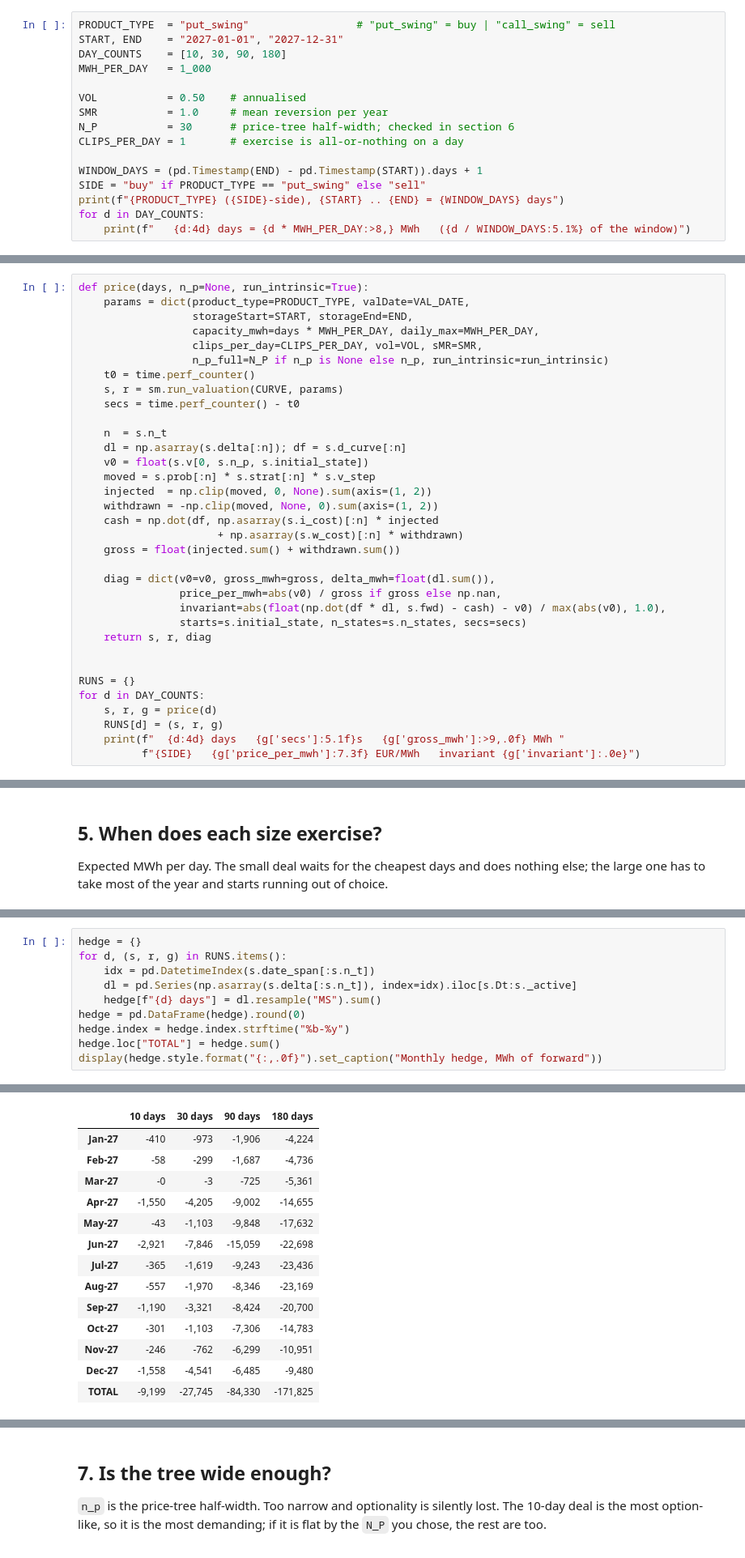
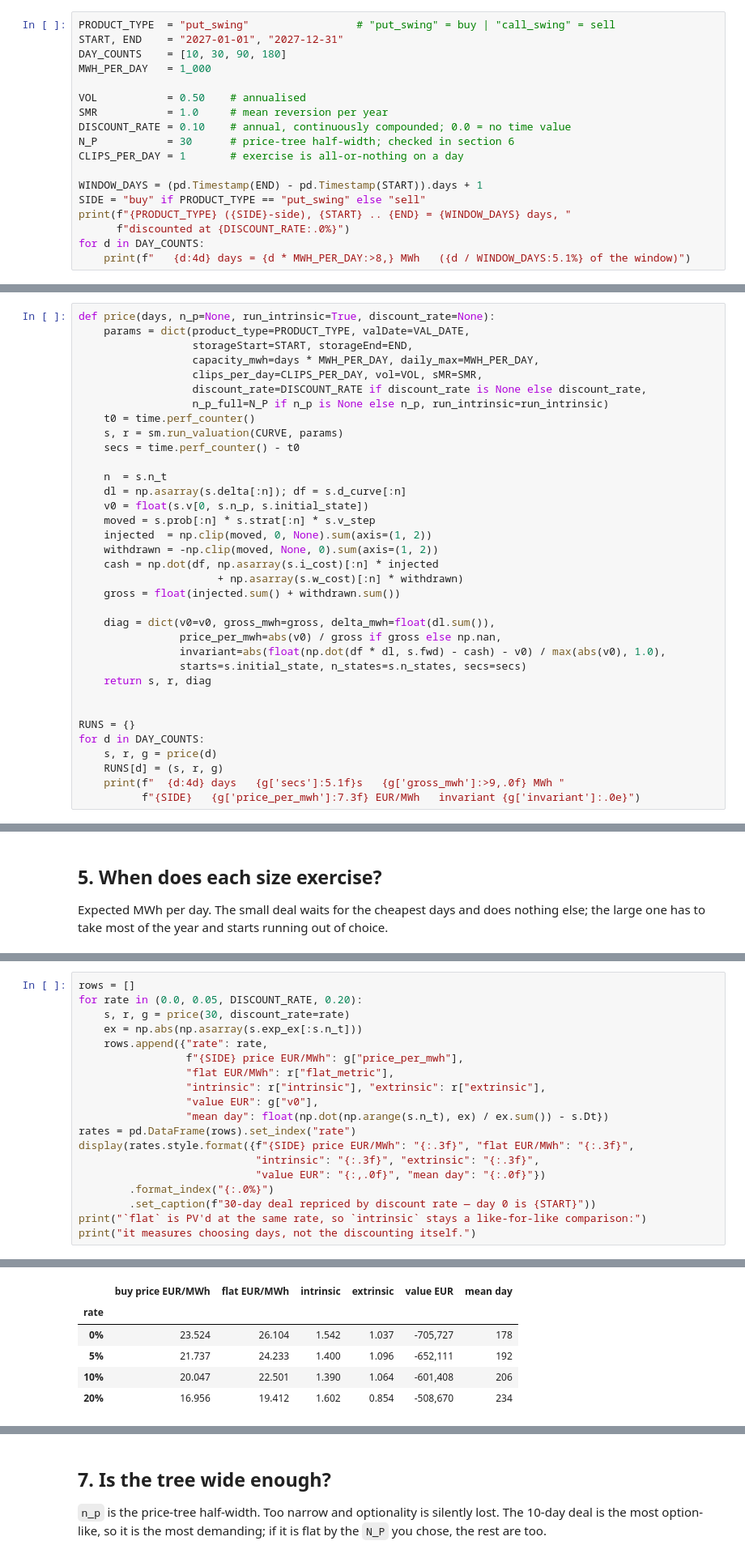
Before and after one commit to dmitry-goryunov/Storage, a Jupyter notebook: Products.ipynb, the cells around one changed output, grey strips where cells are left out. Shown at 81% size. Drawn from its saved outputs; the diff is of its cells as text.

```diff
--- a/Products.ipynb
+++ b/Products.ipynb
@@ -74,12 +80,14 @@ MWH_PER_DAY   = 1_000
 
 VOL           = 0.50    # annualised
 SMR           = 1.0     # mean reversion per year
+DISCOUNT_RATE = 0.10    # annual, continuously compounded; 0.0 = no time value
 N_P           = 30      # price-tree half-width; checked in section 6
 CLIPS_PER_DAY = 1       # exercise is all-or-nothing on a day
 
 WINDOW_DAYS = (pd.Timestamp(END) - pd.Timestamp(START)).days + 1
 SIDE = "buy" if PRODUCT_TYPE == "put_swing" else "sell"
-print(f"{PRODUCT_TYPE} ({SIDE}-side), {START} .. {END} = {WINDOW_DAYS} days")
+print(f"{PRODUCT_TYPE} ({SIDE}-side), {START} .. {END} = {WINDOW_DAYS} days, "
+      f"discounted at {DISCOUNT_RATE:.0%}")
 for d in DAY_COUNTS:
     print(f"   {d:4d} days = {d * MWH_PER_DAY:>8,} MWh   ({d / WINDOW_DAYS:5.1%} of the window)")
 # %% [output]
@@ -102,11 +110,12 @@ Every deal is checked as it is priced:
   amounts that do not scale with the price level. Without them the simpler
   `sum(DF*delta*fwd) == V0` only holds for a zero-cost deal.
 # %%
-def price(days, n_p=None, run_intrinsic=True):
+def price(days, n_p=None, run_intrinsic=True, discount_rate=None):
     params = dict(product_type=PRODUCT_TYPE, valDate=VAL_DATE,
                   storageStart=START, storageEnd=END,
                   capacity_mwh=days * MWH_PER_DAY, daily_max=MWH_PER_DAY,
                   clips_per_day=CLIPS_PER_DAY, vol=VOL, sMR=SMR,
+                  discount_rate=DISCOUNT_RATE if discount_rate is None else discount_rate,
                   n_p_full=N_P if n_p is None else n_p, run_intrinsic=run_intrinsic)
     t0 = time.perf_counter()
     s, r = sm.run_valuation(CURVE, params)
@@ -232,11 +241,20 @@ across a large move.
 # %%
-hedge = {}
-for d, (s, r, g) in RUNS.items():
-    idx = pd.DatetimeIndex(s.date_span[:s.n_t])
-    dl = pd.Series(np.asarray(s.delta[:s.n_t]), index=idx).iloc[s.Dt:s._active]
-    hedge[f"{d} days"] = dl.resample("MS").sum()
-hedge = pd.DataFrame(hedge).round(0)
-hedge.index = hedge.index.strftime("%b-%y")
-hedge.loc["TOTAL"] = hedge.sum()
-display(hedge.style.format("{:,.0f}").set_caption("Monthly hedge, MWh of forward"))
+rows = []
+for rate in (0.0, 0.05, DISCOUNT_RATE, 0.20):
+    s, r, g = price(30, discount_rate=rate)
+    ex = np.abs(np.asarray(s.exp_ex[:s.n_t]))
+    rows.append({"rate": rate,
+                 f"{SIDE} price EUR/MWh": g["price_per_mwh"],
+                 "flat EUR/MWh": r["flat_metric"],
+                 "intrinsic": r["intrinsic"], "extrinsic": r["extrinsic"],
+                 "value EUR": g["v0"],
+                 "mean day": float(np.dot(np.arange(s.n_t), ex) / ex.sum()) - s.Dt})
+rates = pd.DataFrame(rows).set_index("rate")
+display(rates.style.format({f"{SIDE} price EUR/MWh": "{:.3f}", "flat EUR/MWh": "{:.3f}",
+                            "intrinsic": "{:.3f}", "extrinsic": "{:.3f}",
+                            "value EUR": "{:,.0f}", "mean day": "{:.0f}"})
+        .format_index("{:.0%}")
+        .set_caption(f"30-day deal repriced by discount rate — day 0 is {START}"))
+print("`flat` is PV'd at the same rate, so `intrinsic` stays a like-for-like comparison:")
+print("it measures choosing days, not the discounting itself.")
 # %% [output]
@@ -244,14 +262,6 @@ Monthly hedge, MWh of forward
-|  | 10 days | 30 days | 90 days | 180 days |
-| Jan-27 | -410 | -973 | -1,906 | -4,224 |
-| Feb-27 | -58 | -299 | -1,687 | -4,736 |
-| Mar-27 | -0 | -3 | -725 | -5,361 |
-| Apr-27 | -1,550 | -4,205 | -9,002 | -14,655 |
-| May-27 | -43 | -1,103 | -9,848 | -17,632 |
-| Jun-27 | -2,921 | -7,846 | -15,059 | -22,698 |
-| Jul-27 | -365 | -1,619 | -9,243 | -23,436 |
-| Aug-27 | -557 | -1,970 | -8,346 | -23,169 |
-| Sep-27 | -1,190 | -3,321 | -8,424 | -20,700 |
-| Oct-27 | -301 | -1,103 | -7,306 | -14,783 |
-| Nov-27 | -246 | -762 | -6,299 | -10,951 |
-| Dec-27 | -1,558 | -4,541 | -6,485 | -9,480 |
-| TOTAL | -9,199 | -27,745 | -84,330 | -171,825 |
+|  | buy price EUR/MWh | flat EUR/MWh | intrinsic | extrinsic | value EUR | mean day |
+| rate |  |  |  |  |  |  |
+| 0% | 23.524 | 26.104 | 1.542 | 1.037 | -705,727 | 178 |
+| 5% | 21.737 | 24.233 | 1.400 | 1.096 | -652,111 | 192 |
+| 10% | 20.047 | 22.501 | 1.390 | 1.064 | -601,408 | 206 |
+| 20% | 16.956 | 19.412 | 1.602 | 0.854 | -508,670 | 234 |
```
Also changed, not shown: parts of 10 cells of this notebook.
